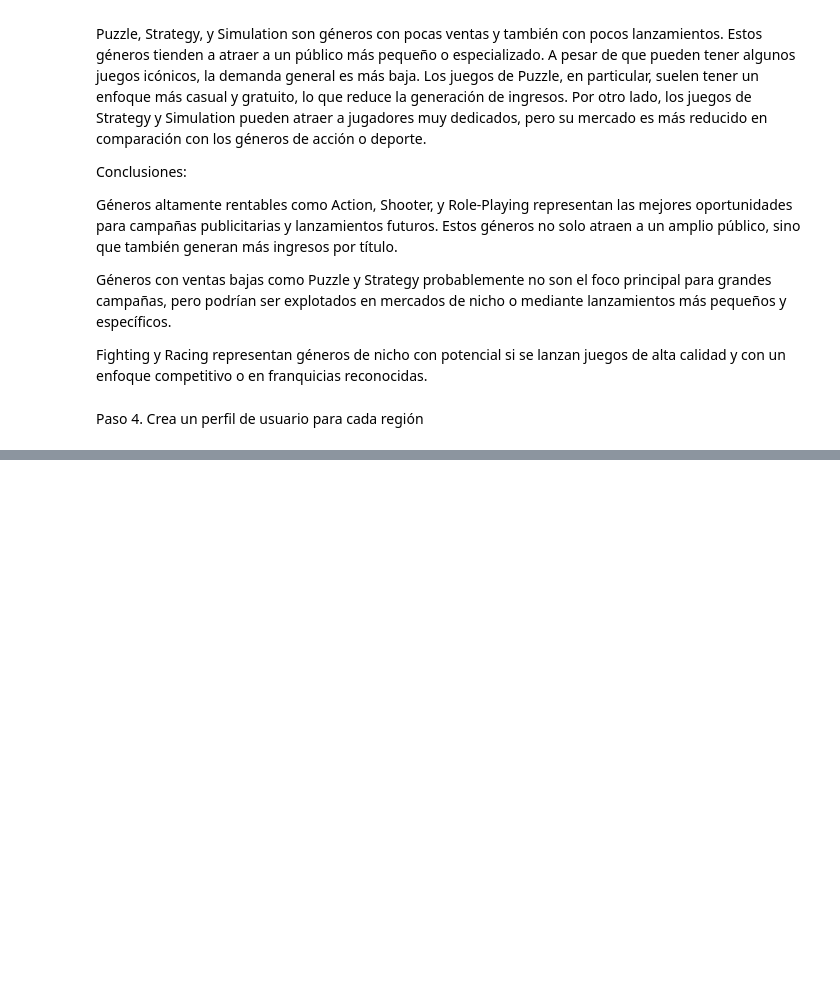
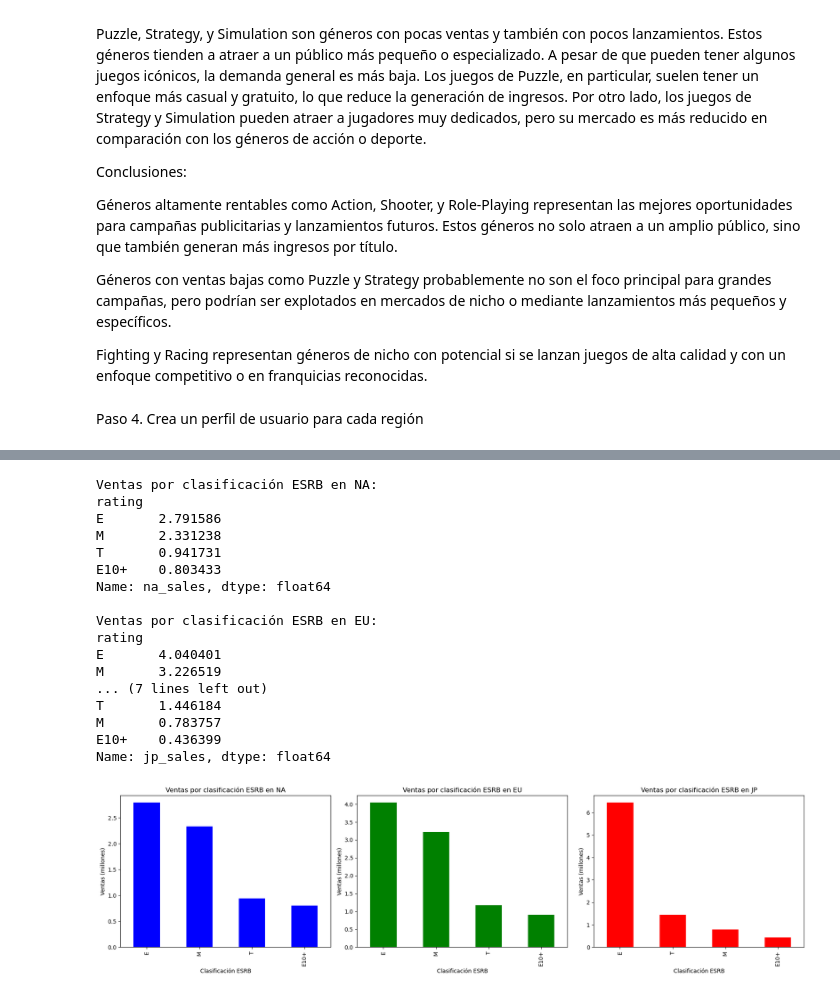
Before and after one commit to USSACKE69/videogames, a Jupyter notebook: videogames_analysis.ipynb, the cells around one changed output, grey strips where cells are left out. Drawn from its saved outputs; the diff is of its cells as text; code cells hidden in the pictures; blank space fills up the shorter version.

```diff
--- a/videogames_analysis.ipynb
+++ b/videogames_analysis.ipynb
@@ -1001,0 +1162,59 @@ Paso 4. Crea un perfil de usuario para cada región
+# %%
+# Calcular las ventas totales por clasificación ESRB en cada región
+esrb_sales_na = df_recent.groupby('rating')['na_sales'].sum().sort_values(ascending=False)
+esrb_sales_eu = df_recent.groupby('rating')['eu_sales'].sum().sort_values(ascending=False)
+esrb_sales_jp = df_recent.groupby('rating')['jp_sales'].sum().sort_values(ascending=False)
+
+# Mostrar las ventas por clasificación ESRB en cada región
+print("Ventas por clasificación ESRB en NA:")
+print(esrb_sales_na)
+print("\nVentas por clasificación ESRB en EU:")
+print(esrb_sales_eu)
+print("\nVentas por clasificación ESRB en JP:")
+print(esrb_sales_jp)
+
+# Crear gráficos de barras para comparar las ventas por clasificación ESRB en cada región
+plt.figure(figsize=(18, 5))
+
+# Gráfico para NA
+plt.subplot(1, 3, 1)
+esrb_sales_na.plot(kind='bar', color='blue')
+plt.title('Ventas por clasificación ESRB en NA')
+plt.xlabel('Clasificación ESRB')
+plt.ylabel('Ventas (millones)')
+
+# Gráfico para EU
+plt.subplot(1, 3, 2)
+esrb_sales_eu.plot(kind='bar', color='green')
+plt.title('Ventas por clasificación ESRB en EU')
+plt.xlabel('Clasificación ESRB')
+plt.ylabel('Ventas (millones)')
+
+# Gráfico para JP
+plt.subplot(1, 3, 3)
+esrb_sales_jp.plot(kind='bar', color='red')
+plt.title('Ventas por clasificación ESRB en JP')
+plt.xlabel('Clasificación ESRB')
+plt.ylabel('Ventas (millones)')
+
+plt.tight_layout()
+plt.show()
+# %% [output]
+Ventas por clasificación ESRB en NA:
+rating
+E       2.791586
+M       2.331238
+T       0.941731
+E10+    0.803433
+Name: na_sales, dtype: float64
+
+Ventas por clasificación ESRB en EU:
+rating
+E       4.040401
+M       3.226519
+... (7 lines left out)
+T       1.446184
+M       0.783757
+E10+    0.436399
+Name: jp_sales, dtype: float64
+[figure, added]
```
Also changed, not shown: parts of 10 cells of this notebook.
